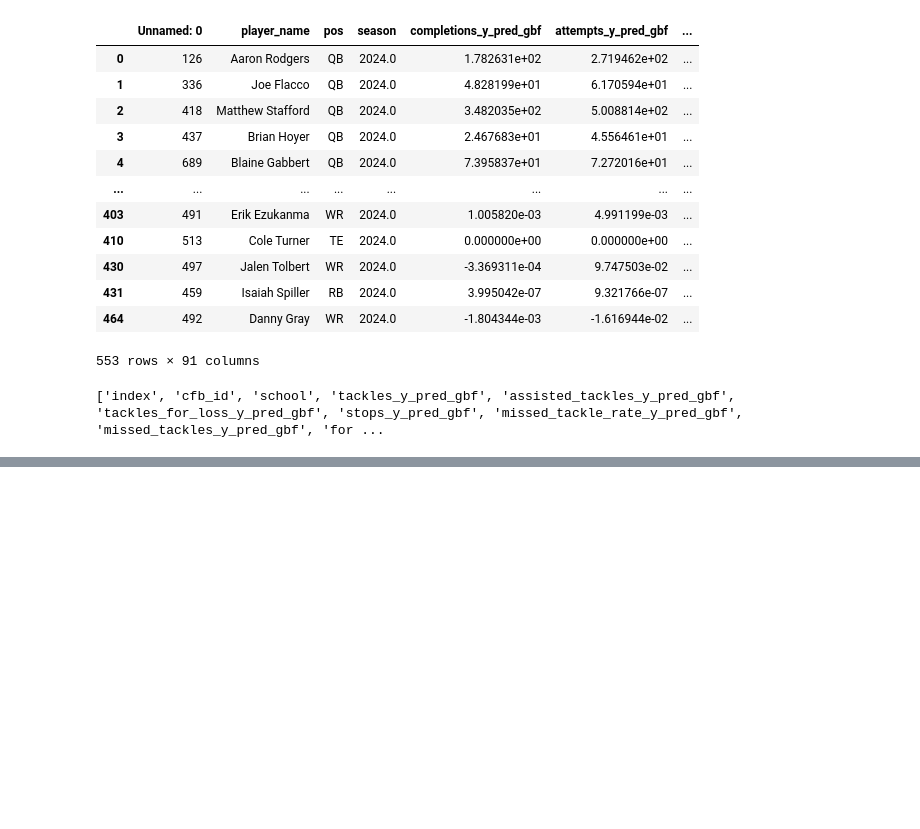
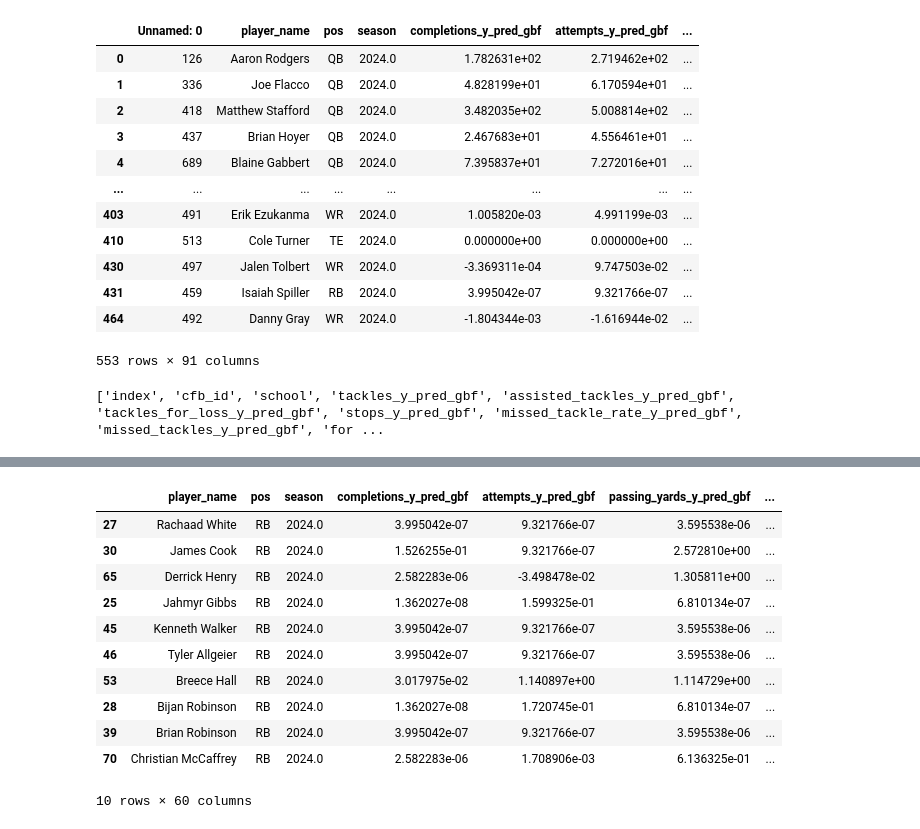
Before and after one commit to JoshKepler/Portfolio, a Jupyter notebook: NFL Project/Combined Season Prediction.ipynb, the cells around one changed output, grey strips where cells are left out. Cells and saved outputs as stored; diff of their text form; code cells hidden in the pictures; blank space fills up the shorter version.

```diff
--- a/NFL Project/Combined Season Prediction.ipynb
+++ b/NFL Project/Combined Season Prediction.ipynb
@@ -215,0 +212,15 @@ combined_df[combined_df['games_y_pred_gbf'] >= 4].sort_values(by='fantasy_points
+# %%
+combined_df[combined_df['pos'] == 'RB'].sort_values(by='fantasy_points_proj', ascending=False).head(10)
+# %% [output]
+|  | player_name | pos | season | completions_y_pred_gbf | attempts_y_pred_gbf | passing_yards_y_pred_gbf | ... |
+| 27 | Rachaad White | RB | 2024.0 | 3.995042e-07 | 9.321766e-07 | 3.595538e-06 | ... |
+| 30 | James Cook | RB | 2024.0 | 1.526255e-01 | 9.321766e-07 | 2.572810e+00 | ... |
+| 65 | Derrick Henry | RB | 2024.0 | 2.582283e-06 | -3.498478e-02 | 1.305811e+00 | ... |
+| 25 | Jahmyr Gibbs | RB | 2024.0 | 1.362027e-08 | 1.599325e-01 | 6.810134e-07 | ... |
+| 45 | Kenneth Walker | RB | 2024.0 | 3.995042e-07 | 9.321766e-07 | 3.595538e-06 | ... |
+| 46 | Tyler Allgeier | RB | 2024.0 | 3.995042e-07 | 9.321766e-07 | 3.595538e-06 | ... |
+| 53 | Breece Hall | RB | 2024.0 | 3.017975e-02 | 1.140897e+00 | 1.114729e+00 | ... |
+| 28 | Bijan Robinson | RB | 2024.0 | 1.362027e-08 | 1.720745e-01 | 6.810134e-07 | ... |
+| 39 | Brian Robinson | RB | 2024.0 | 3.995042e-07 | 9.321766e-07 | 3.595538e-06 | ... |
+| 70 | Christian McCaffrey | RB | 2024.0 | 2.582283e-06 | 1.708906e-03 | 6.136325e-01 | ... |
+10 rows × 60 columns
```
Also changed, not shown: parts of 12 cells of this notebook.
